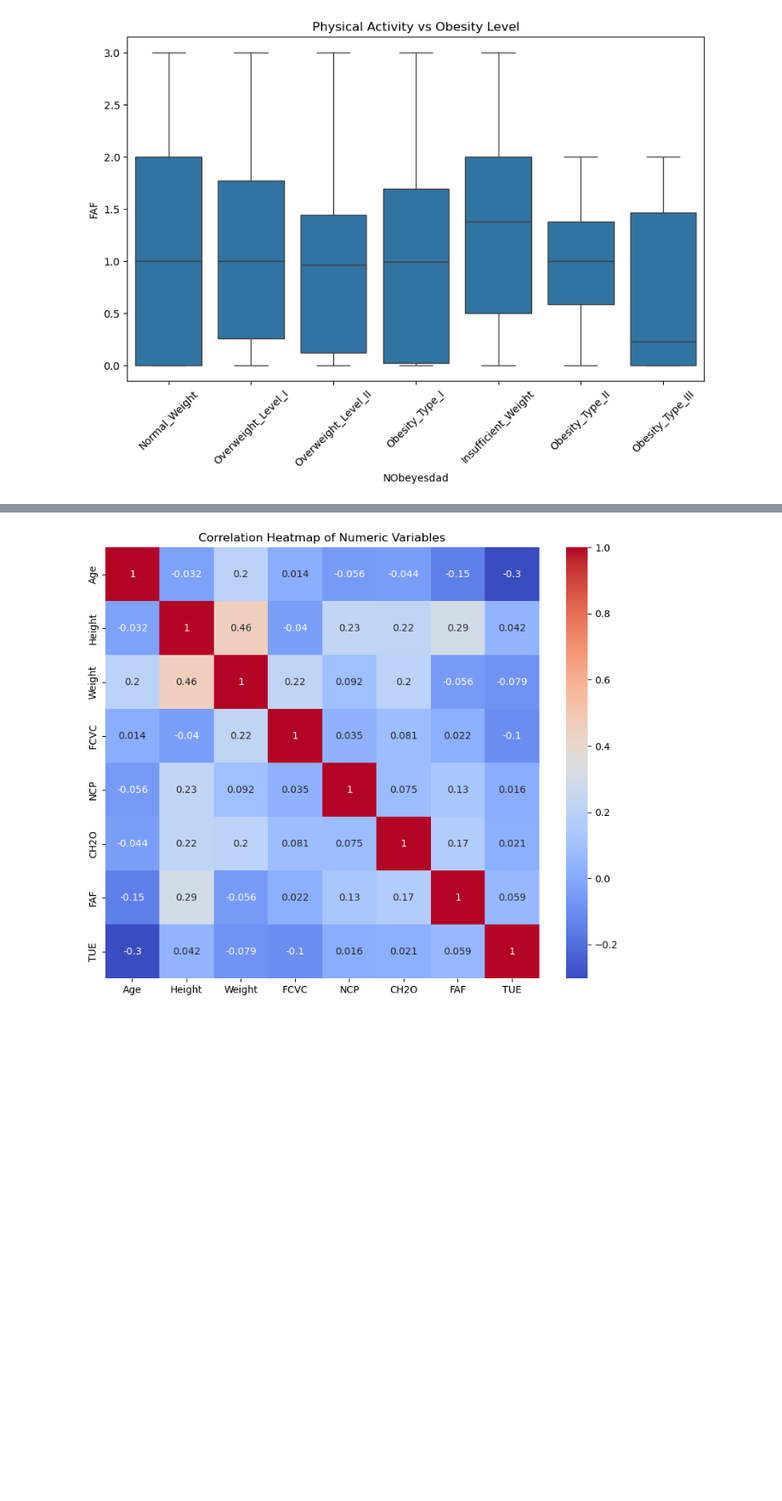
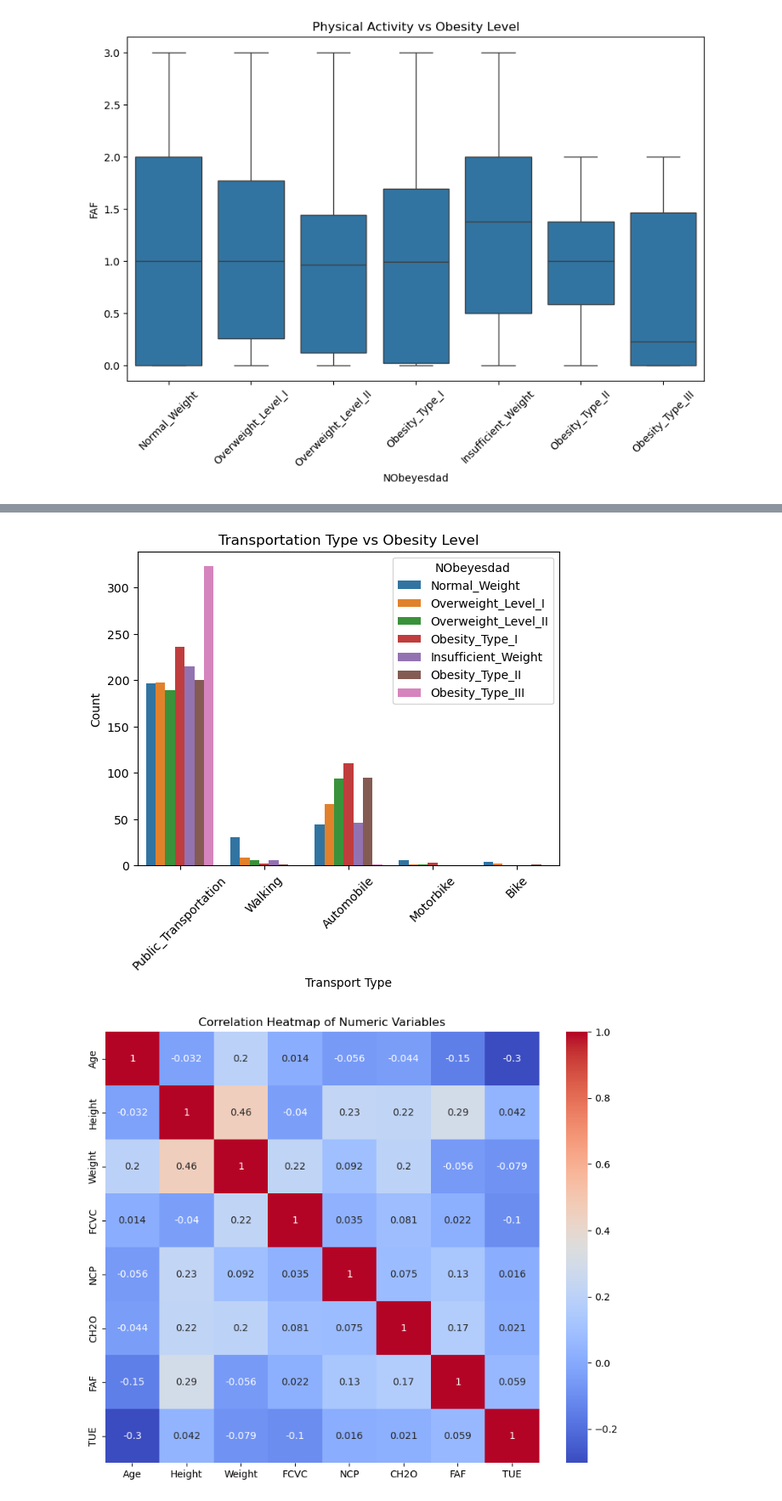
Before and after one commit to 2022179/FinalCAPSI179, a Jupyter notebook: Obesity-checkpoint.ipynb, the cells around one changed output, grey strips where cells are left out. Shown at 85% size. Saved outputs shown, nothing was run; the diff lists cells and outputs as text; code cells hidden in the pictures; blank space fills up the shorter version.

```diff
--- a/Obesity-checkpoint.ipynb
+++ b/Obesity-checkpoint.ipynb
@@ -178,3 +189,12 @@ plt.show()
+# %%
+sns.countplot(x='MTRANS', hue='NObeyesdad', data=df)
+plt.title("Transportation Type vs Obesity Level")
+plt.xlabel("Transport Type")
+plt.ylabel("Count")
+plt.xticks(rotation=45)
+plt.show()
+# %% [output]
+[figure, added]
 # %%
 numeric_df = df.select_dtypes(include=['int64', 'float64'])
 
```
Also changed, not shown: parts of 11 cells of this notebook, 1 other file.
